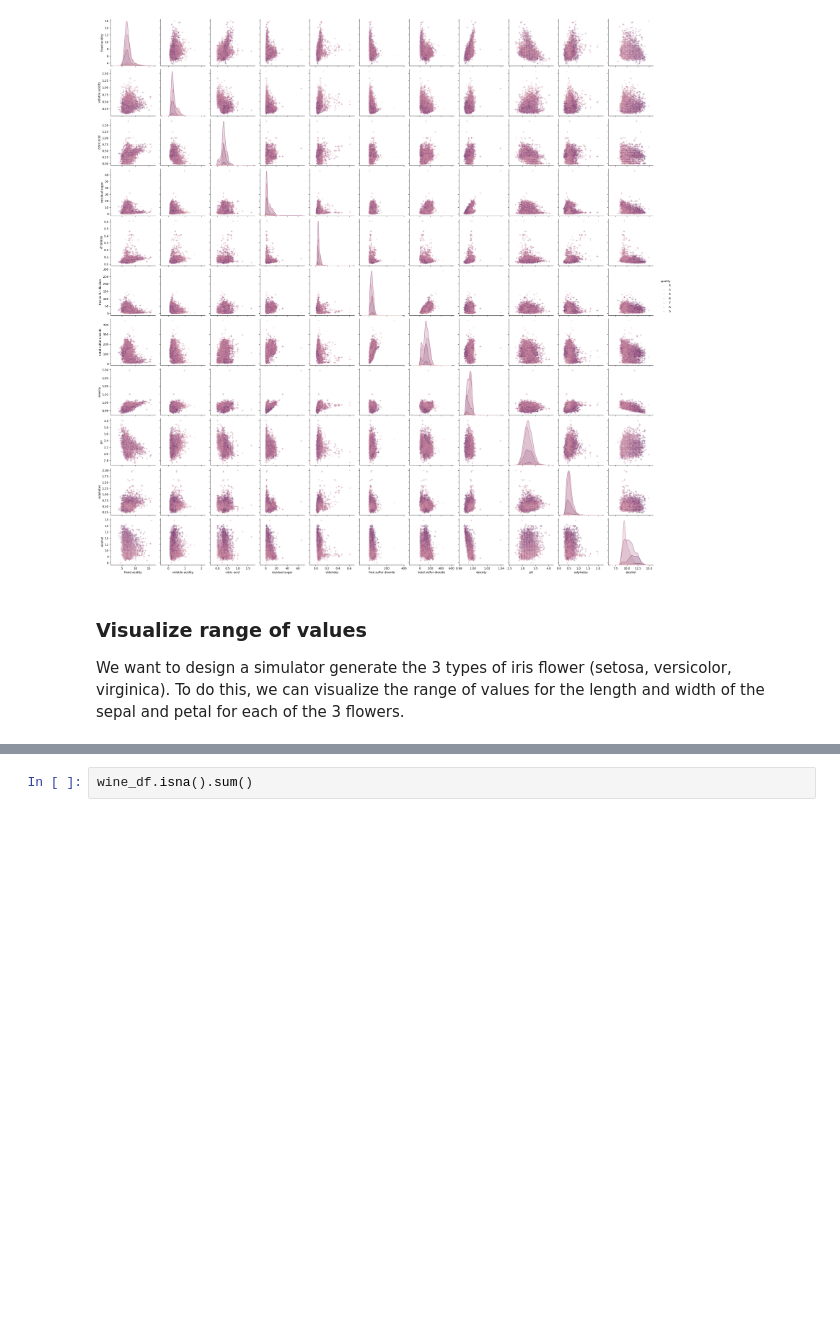
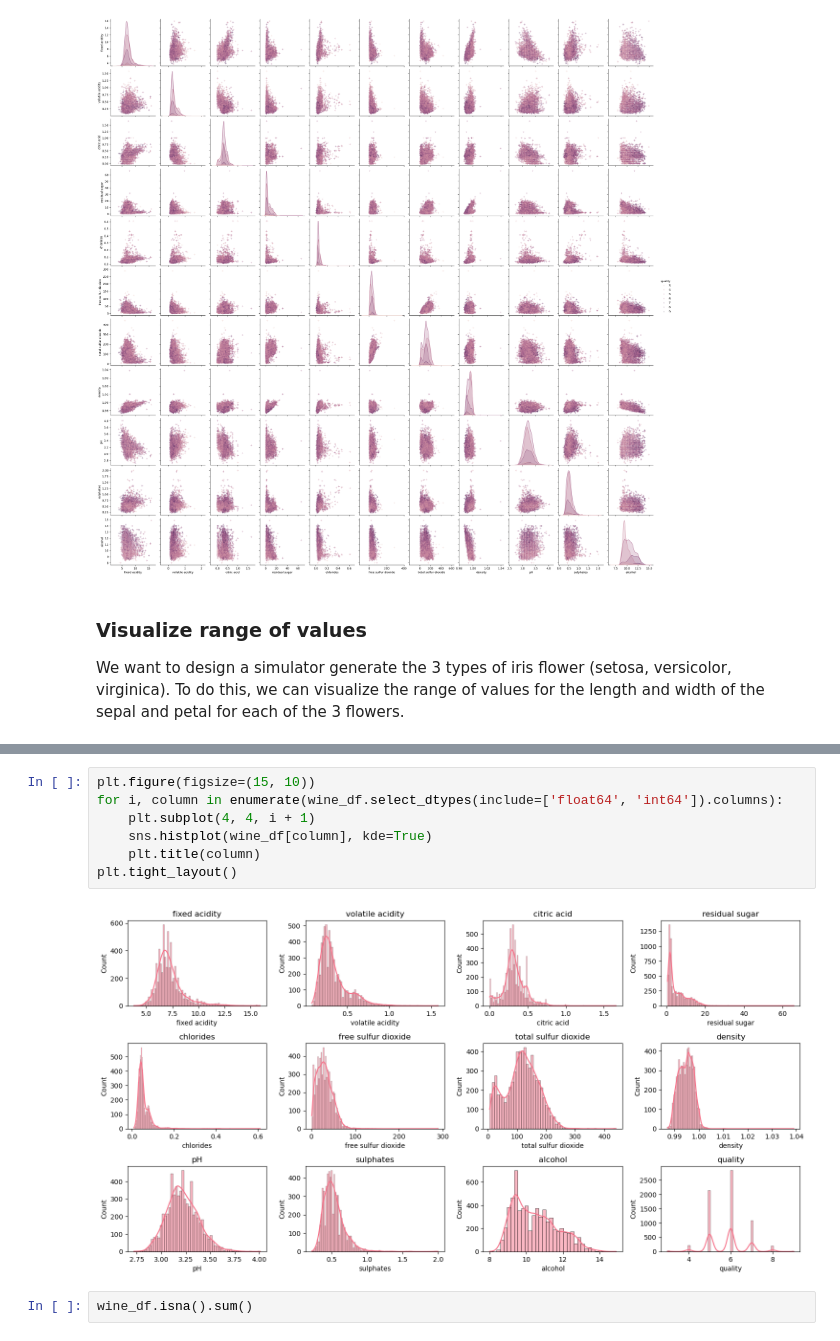
Before and after one commit to MischaRauch/serverless_machine_learning, a Jupyter notebook: 01_Assignment/wine_dataset/wine-eda-and-backfill-feature-group.ipynb, the cells around one changed output, grey strips where cells are left out. Drawn from its saved outputs; the diff is of its cells as text; blank space fills up the shorter version.

```diff
--- a/01_Assignment/wine_dataset/wine-eda-and-backfill-feature-group.ipynb
+++ b/01_Assignment/wine_dataset/wine-eda-and-backfill-feature-group.ipynb
@@ -143,3 +123,12 @@ plt.show()
+# %%
+plt.figure(figsize=(15, 10))
+for i, column in enumerate(wine_df.select_dtypes(include=['float64', 'int64']).columns):
+    plt.subplot(4, 4, i + 1)
+    sns.histplot(wine_df[column], kde=True)
+    plt.title(column)
+plt.tight_layout()
+# %% [output]
+[figure, added]
 # %%
 wine_df.isna().sum()
 # %% [output]
```
Also changed, not shown: parts of 3 cells of this notebook, 6 other files.
